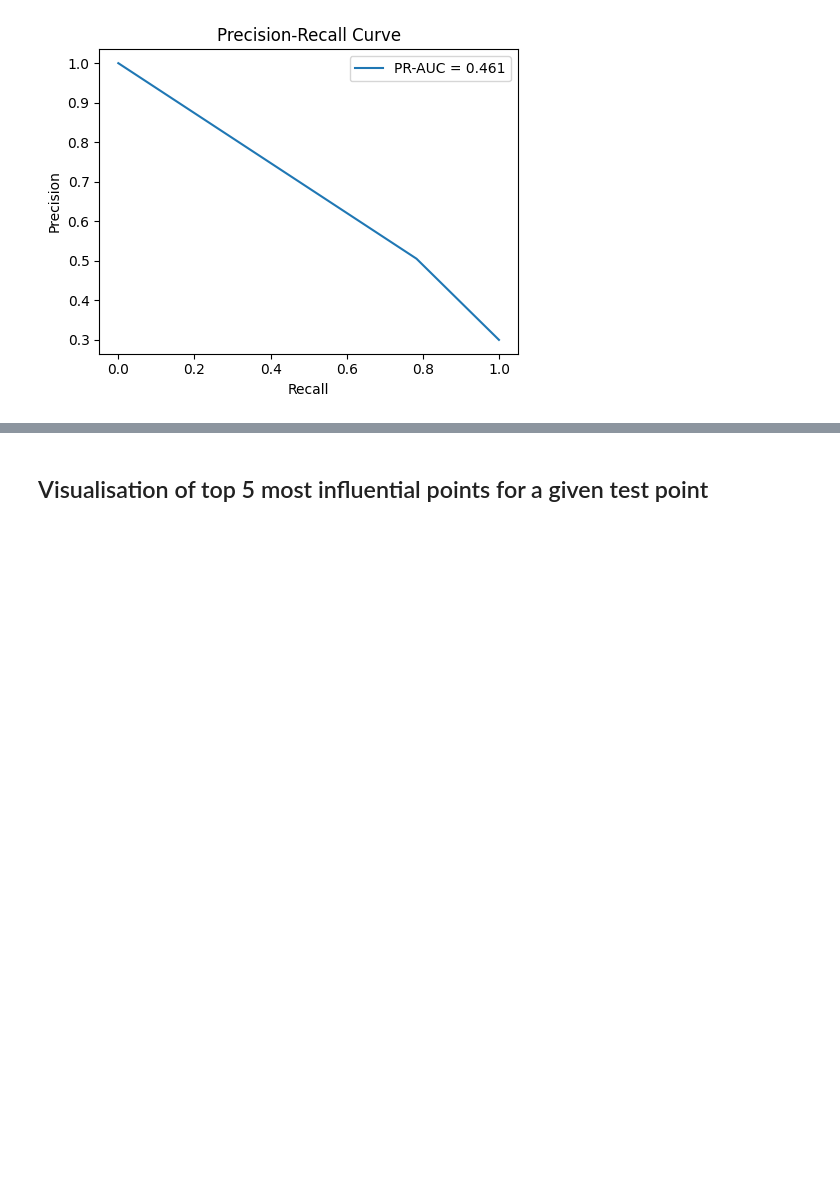
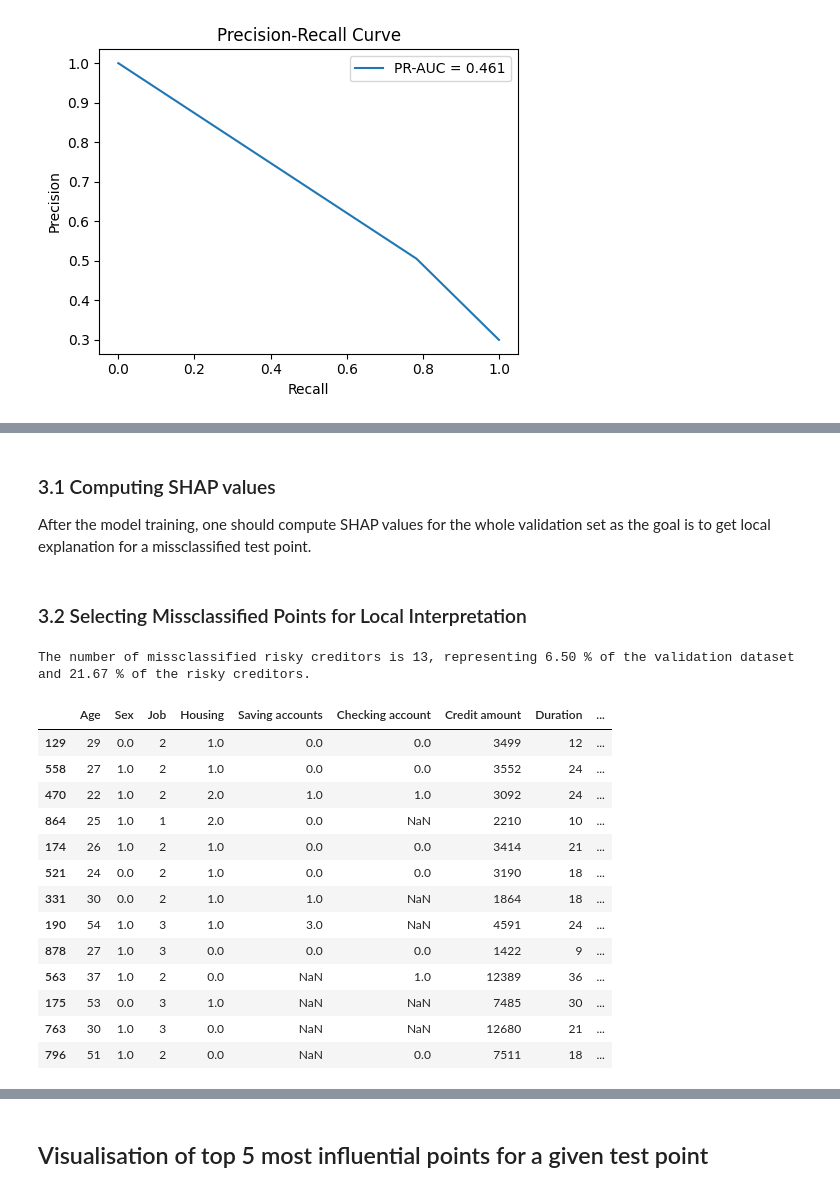
Before and after one commit to zoeguelenne-sys/INFO-H512, a Jupyter notebook: zoé_notebook.ipynb, the cells around one changed output, grey strips where cells are left out. Saved outputs shown, nothing was run; the diff lists cells and outputs as text; code cells hidden in the pictures; blank space fills up the shorter version.

```diff
--- a/zoé_notebook.ipynb
+++ b/zoé_notebook.ipynb
@@ -272,0 +278,4 @@ plot_curves(y_test, y_hat_test)
+# %% [markdown]
+### 3.1 Computing SHAP values
+
+After the model training, one should compute SHAP values for the whole validation set as the goal is to get local explanation for a missclassified test point.
@@ -272,0 +287,28 @@ plot_curves(y_test, y_hat_test)
+# %% [markdown]
+### 3.2 Selecting Missclassified Points for Local Interpretation
+# %%
+fn_mask = (y_test == 1) & (y_hat_test == 0)
+tp_mask = (y_test == 1)
+fn_positions = np.where(fn_mask)[0]
+tp_positions = np.where(tp_mask)[0]
+
+print(f"The number of missclassified risky creditors is {len(fn_positions)}, representing {(len(fn_positions)/len(X_test))*100:.2f} % of the validation dataset and {(len(fn_positions)/len(tp_positions))*100:.2f} % of the risky creditors.")
+# %% [output]
+The number of missclassified risky creditors is 13, representing 6.50 % of the validation dataset and 21.67 % of the risky creditors.
+# %%
+X_test.iloc[fn_positions]
+# %% [output]
+|  | Age | Sex | Job | Housing | Saving accounts | Checking account | Credit amount | Duration | ... |
+| 129 | 29 | 0.0 | 2 | 1.0 | 0.0 | 0.0 | 3499 | 12 | ... |
+| 558 | 27 | 1.0 | 2 | 1.0 | 0.0 | 0.0 | 3552 | 24 | ... |
+| 470 | 22 | 1.0 | 2 | 2.0 | 1.0 | 1.0 | 3092 | 24 | ... |
+| 864 | 25 | 1.0 | 1 | 2.0 | 0.0 | NaN | 2210 | 10 | ... |
+| 174 | 26 | 1.0 | 2 | 1.0 | 0.0 | 0.0 | 3414 | 21 | ... |
+| 521 | 24 | 0.0 | 2 | 1.0 | 0.0 | 0.0 | 3190 | 18 | ... |
+| 331 | 30 | 0.0 | 2 | 1.0 | 1.0 | NaN | 1864 | 18 | ... |
+| 190 | 54 | 1.0 | 3 | 1.0 | 3.0 | NaN | 4591 | 24 | ... |
+| 878 | 27 | 1.0 | 3 | 0.0 | 0.0 | 0.0 | 1422 | 9 | ... |
+| 563 | 37 | 1.0 | 2 | 0.0 | NaN | 1.0 | 12389 | 36 | ... |
+| 175 | 53 | 0.0 | 3 | 1.0 | NaN | NaN | 7485 | 30 | ... |
+| 763 | 30 | 1.0 | 3 | 0.0 | NaN | NaN | 12680 | 21 | ... |
+| 796 | 51 | 1.0 | 2 | 0.0 | NaN | 0.0 | 7511 | 18 | ... |
```
Also changed, not shown: parts of 5 cells of this notebook, 1 other file.
